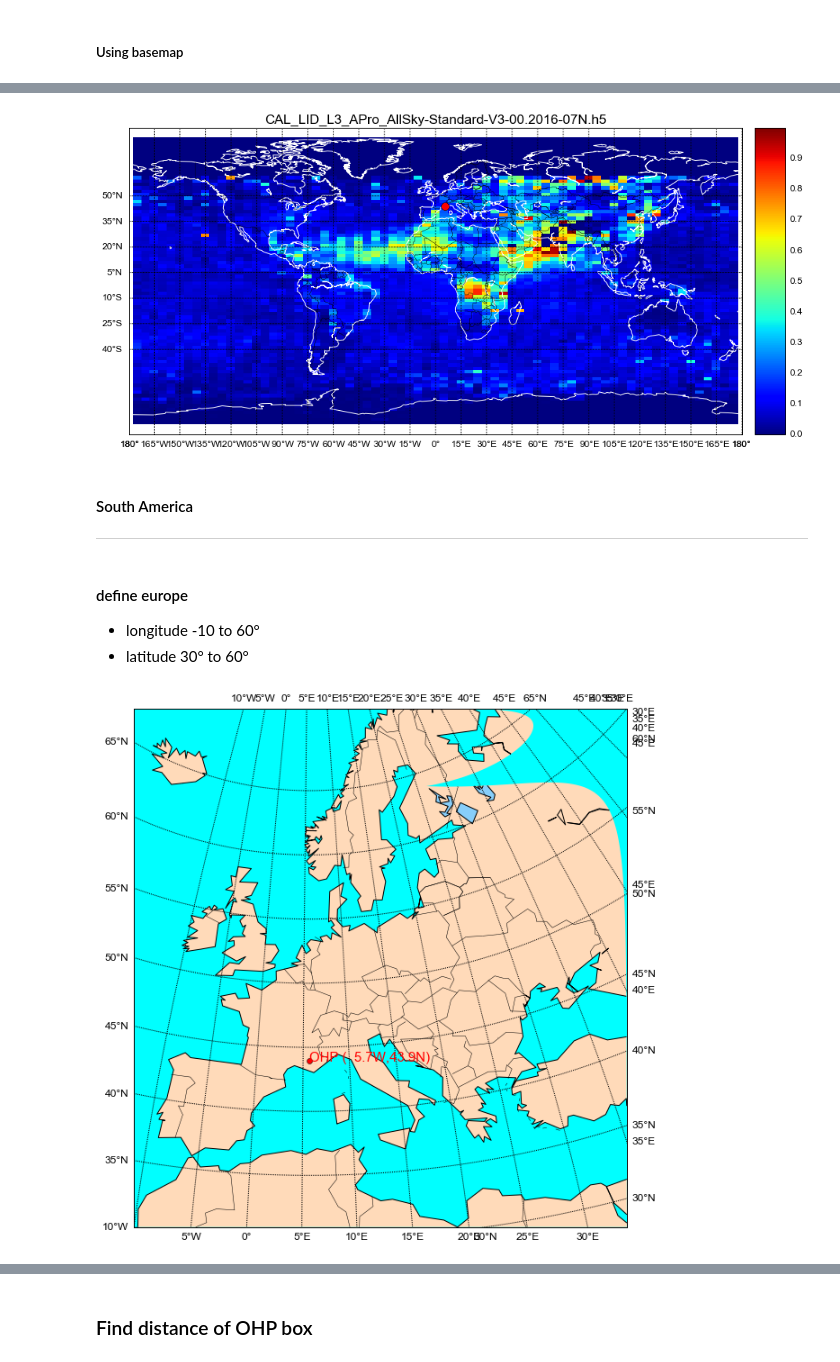
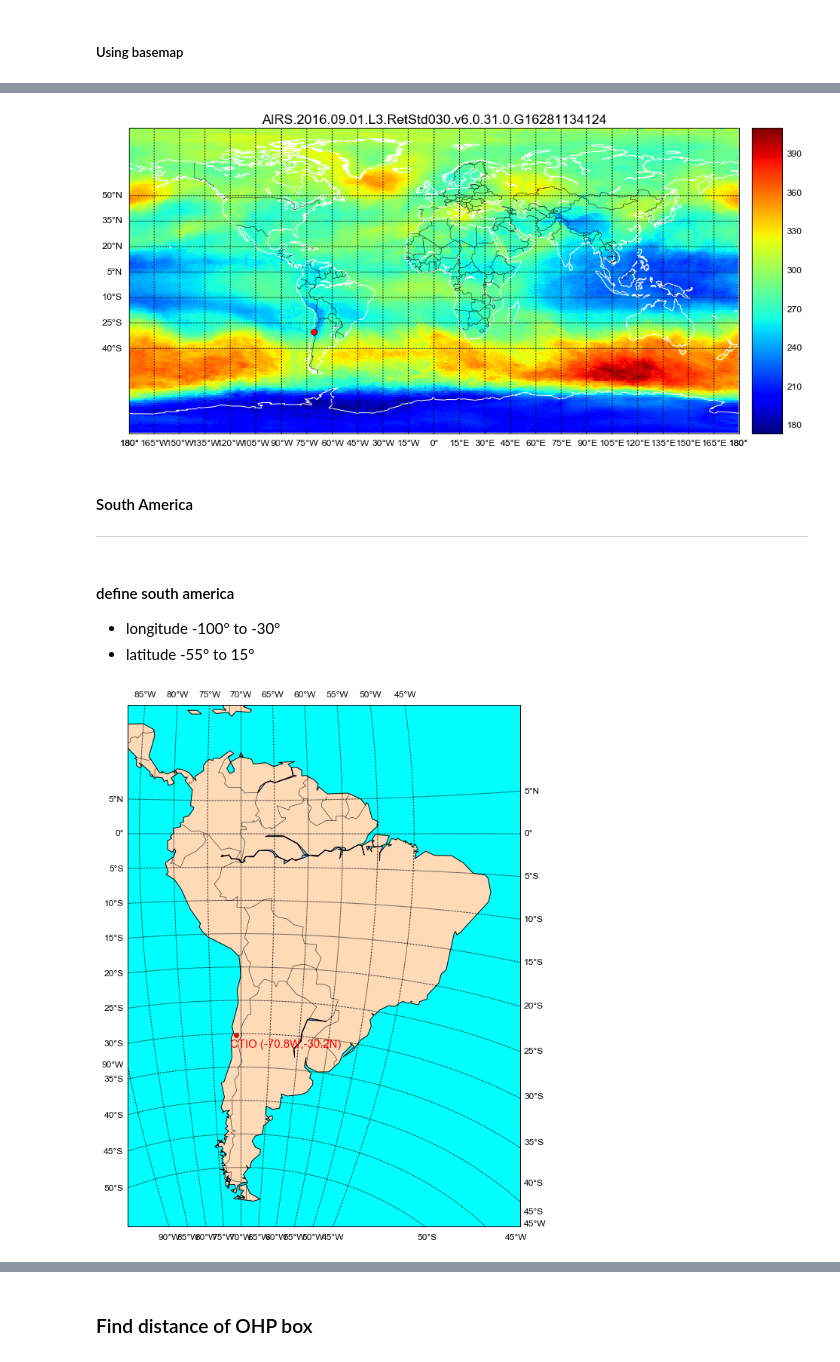
Before and after one commit to sylvielsstfr/AquaAIRSAtm, a Jupyter notebook: worldL3Data/ExploreAIRSL3Data.ipynb, the cells around one changed output, grey strips where cells are left out. Drawn from its saved outputs; the diff is of its cells as text; code cells hidden in the pictures.

Commit message:
OK I can read O3 data from AIRS

```diff
--- a/worldL3Data/ExploreAIRSL3Data.ipynb
+++ b/worldL3Data/ExploreAIRSL3Data.ipynb
@@ -92,2 +66,2 @@ print full_h5file[0]
 # %%
-fileindex=11 # selecting the file to open : July 2016 night
+fileindex=7 # selecting the file to open : August 2016
@@ -109,0 +68,2 @@ CAL_LID_L3_APro_AllSky-Standard-V3-00 2016-07N
+# %%
+FILE_NAME=full_h4file[fileindex]
@@ -110,4 +74,6 @@ CAL_LID_L3_APro_AllSky-Standard-V3-00 2016-07N
+# %%
+root_filename=os.path.basename(FILE_NAME).split('.hdf')[0]
 # %%
-figfilename=sel_filename_array[0]+'_'+ sel_filename_array[1]+".pdf"
+figfilename=root_filename+'_'+ DATAFIELD_NAME+".pdf"
 print figfilename
 # %% [output]
@@ -241,19 +201,19 @@ map = Basemap()
 map.drawcoastlines(color="white")
 map.drawcountries(color="black")
 #img=map.contourf(X, Y, aod_clean,100)
-img = plt.pcolormesh(X,Y,aod_clean)
+img = plt.pcolormesh(longitude,latitude,data)
 map.colorbar(img,"right", size="5%", pad="2%")
 map.drawparallels(np.arange(-40,61.,15.),labels=[True,False,False,False])
 map.drawmeridians(np.arange(-180.,180.,15.),labels=[True,False,False,True])
-xpt_ohp,ypt_ohp = map(Longitude_ohp,Latitude_ohp)
-map.plot(xpt_ohp,ypt_ohp,'ro',markersize=10)  # plot a red dot there
+xpt_ohp,ypt_ohp = map(Longitude_ctio,Latitude_ctio)
+map.plot(xpt_ctio,ypt_ctio,'ro',markersize=8)  # plot a red dot there
 #plt.text(xpt_lsst-100000,ypt_lsst-200000,'LSST (%5.1fW,%3.1fN)' % (Longitude_lsst,Latitude_lsst),color='red', fontsize=15)
-title=sel_filename
+title=root_filename
 plt.title(title)
 plt.savefig(pp, format='pdf')
 plt.show()
 # %% [output]
-[figure, old version]
+[figure, new version]
 # %% [markdown]
 #### South America
 -----------------
@@ -279,33 +239,34 @@ Longitude_ohp=5.71222222222
 Latitude_ohp=43.9316666667
 Altitude_ohp=650.
 # %% [markdown]
-#### define europe
+#### define south america
 
-- longitude -10 to 60°
-- latitude 30° to 60°
+- longitude -100° to -30°
+- latitude -55° to 15°
 # %%
 from mpl_toolkits.basemap import Basemap
 import matplotlib.pyplot as plt
-plt.figure(figsize=(10,10))
+plt.figure(figsize=(10,12))
+#map = Basemap(llcrnrlon=-100,llcrnrlat=-60,urcrnrlon=-25.,urcrnrlat=15.,resolution='i', projection='tmerc', lat_0 = -30, lon_0 = -70)
 
-map = Basemap(llcrnrlon=-10,llcrnrlat=30,urcrnrlon=60.,urcrnrlat=60., projection='tmerc', lat_0 = 44, lon_0 = 5.7)
+map = Basemap(llcrnrlon=-100,llcrnrlat=-55,urcrnrlon=-30.,urcrnrlat=15., projection='tmerc', lat_0 = -30, lon_0 = -70)
 
 map.drawmapboundary(fill_color='aqua')
 map.fillcontinents(color='peachpuff',lake_color='lightskyblue')
 map.drawcoastlines()
 map.drawcountries()
-map.drawparallels(np.arange(30,70,5.),labels=[True,True,True,True])
-map.drawmeridians(np.arange(-10.,60.,5.),labels=[True,True,True,True])
+map.drawparallels(np.arange(-50,10,5.),labels=[True,True,True,True])
+map.drawmeridians(np.arange(-90.,-40.,5.),labels=[True,True,True,True])
 
-xpt_ohp,ypt_ohp = map(Longitude_ohp,Latitude_ohp)
+xpt_ctio,ypt_ctio = map(Longitude_ctio,Latitude_ctio)
 # convert back to lat/lon
 #lonpt, latpt = map(xpt_lsst,ypt_lsst,inverse=True)
-map.plot(xpt_ohp,ypt_ohp,'ro')  # plot a red dot there
+map.plot(xpt_ctio,ypt_ctio,'ro')  # plot a red dot there
 # put some text next to the dot, offset a little bit
 # (the offset is in map projection coordinates)
-plt.text(xpt_ohp-500,ypt_ohp-500,'OHP (%5.1fW,%3.1fN)' % (Longitude_ohp,Latitude_ohp),color='red', fontsize=15)
+plt.text(xpt_ctio-100000,ypt_ctio-200000,'CTIO (%5.1fW,%3.1fN)' % (Longitude_ctio,Latitude_ctio),color='red', fontsize=15)
 plt.savefig(pp, format='pdf')
 plt.show()
 # %% [output]
-[figure, old version]
+[figure, new version]
 # %% [markdown]
```
Also changed, not shown: parts of 96 cells of this notebook, 3 other files.
